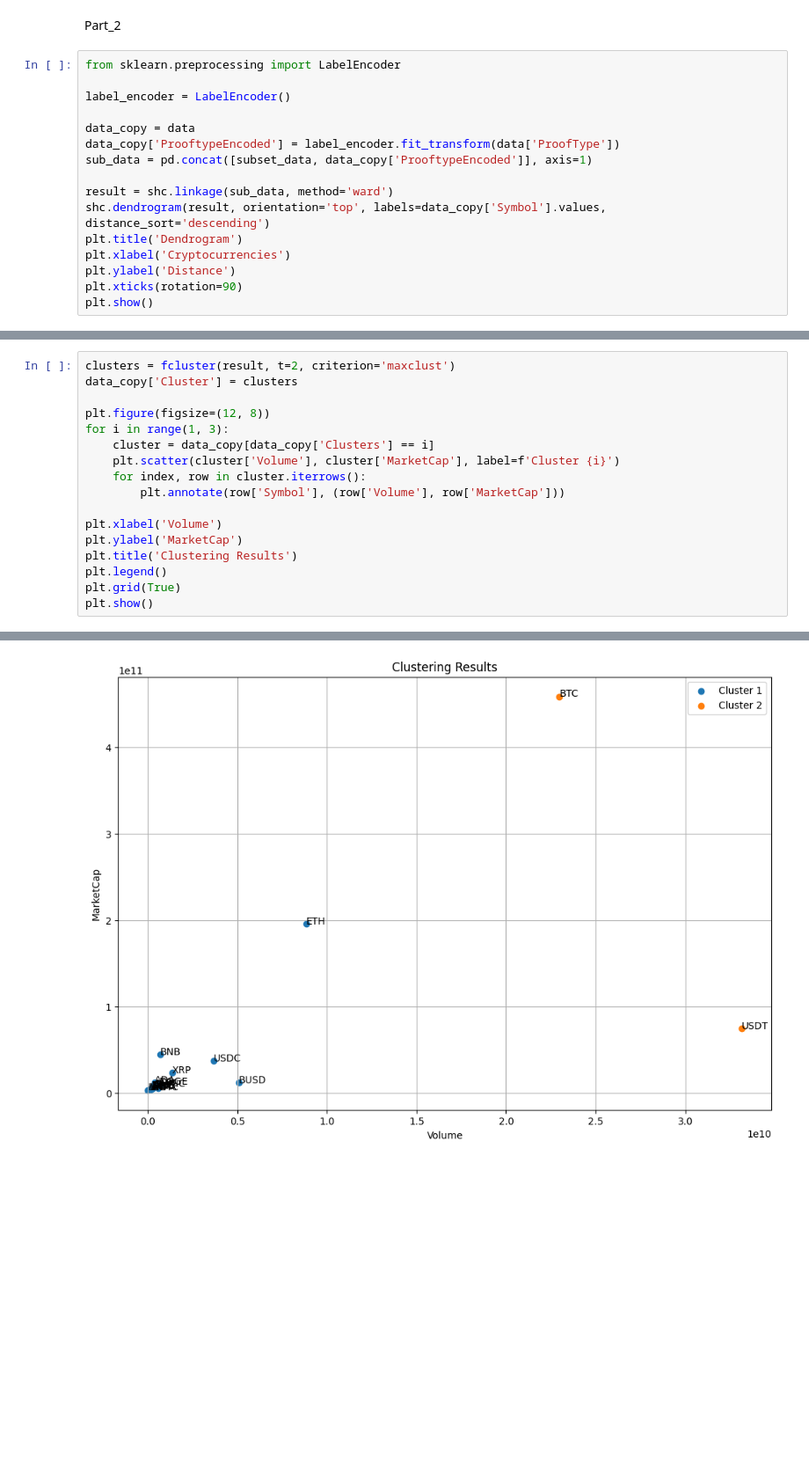
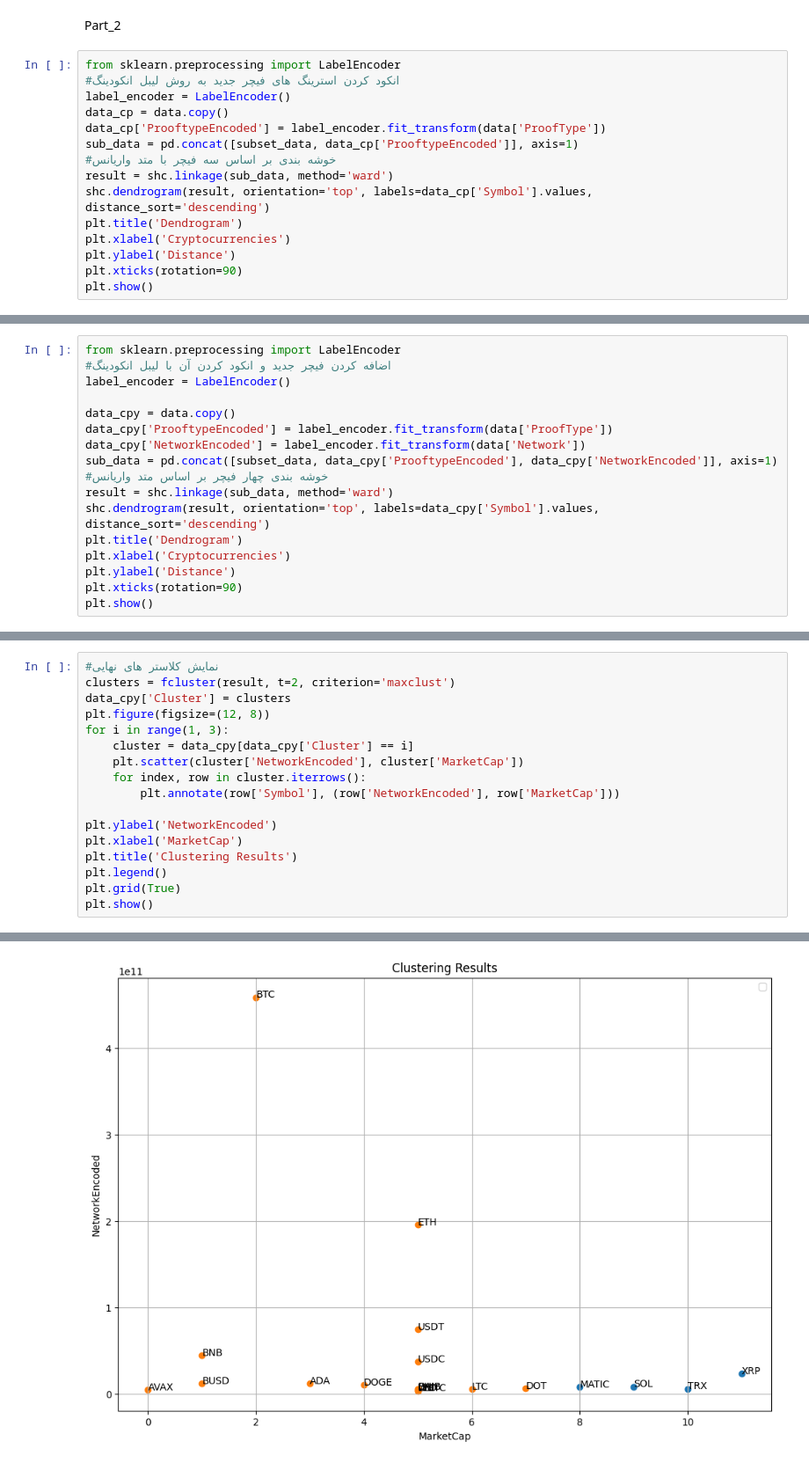
Before and after one commit to abariow/crypto-market-analysis, a Jupyter notebook: Q2.ipynb, the cells around one changed output, grey strips where cells are left out. Shown at 88% size. Saved outputs shown, nothing was run; the diff lists cells and outputs as text; blank space fills up the shorter version.

```diff
--- a/Q2.ipynb
+++ b/Q2.ipynb
@@ -102,15 +105,14 @@ plt.show()
 Part_2
 # %%
 from sklearn.preprocessing import LabelEncoder
-
+#انکود کردن استرینگ های فیچر جدید به روش لیبل انکودینگ
 label_encoder = LabelEncoder()
-
-data_copy = data
-data_copy['ProoftypeEncoded'] = label_encoder.fit_transform(data['ProofType'])
-sub_data = pd.concat([subset_data, data_copy['ProoftypeEncoded']], axis=1)
-
+data_cp = data.copy()
+data_cp['ProoftypeEncoded'] = label_encoder.fit_transform(data['ProofType'])
+sub_data = pd.concat([subset_data, data_cp['ProoftypeEncoded']], axis=1)
+#خوشه بندی بر اساس سه فیچر با متد واریانس
 result = shc.linkage(sub_data, method='ward')
-shc.dendrogram(result, orientation='top', labels=data_copy['Symbol'].values, distance_sort='descending')
+shc.dendrogram(result, orientation='top', labels=data_cp['Symbol'].values, distance_sort='descending')
 plt.title('Dendrogram')
 plt.xlabel('Cryptocurrencies')
 plt.ylabel('Distance')
@@ -120,0 +144,17 @@ plt.show()
+# %%
+from sklearn.preprocessing import LabelEncoder
+#اضافه کردن فیچر جدید و انکود کردن آن با لیبل انکودینگ
+label_encoder = LabelEncoder()
+
+data_cpy = data.copy()
+data_cpy['ProoftypeEncoded'] = label_encoder.fit_transform(data['ProofType'])
+data_cpy['NetworkEncoded'] = label_encoder.fit_transform(data['Network'])
+sub_data = pd.concat([subset_data, data_cpy['ProoftypeEncoded'], data_cpy['NetworkEncoded']], axis=1)
+#خوشه بندی چهار فیچر بر اساس متد واریانس
+result = shc.linkage(sub_data, method='ward')
+shc.dendrogram(result, orientation='top', labels=data_cpy['Symbol'].values, distance_sort='descending')
+plt.title('Dendrogram')
+plt.xlabel('Cryptocurrencies')
+plt.ylabel('Distance')
+plt.xticks(rotation=90)
+plt.show()
@@ -121,16 +163,16 @@ plt.show()
 # %%
+#نمایش کلاستر های نهایی
 clusters = fcluster(result, t=2, criterion='maxclust')
-data_copy['Cluster'] = clusters
-
+data_cpy['Cluster'] = clusters
 plt.figure(figsize=(12, 8))
 for i in range(1, 3):
-    cluster = data_copy[data_copy['Clusters'] == i]
-    plt.scatter(cluster['Volume'], cluster['MarketCap'], label=f'Cluster {i}')
+    cluster = data_cpy[data_cpy['Cluster'] == i]
+    plt.scatter(cluster['NetworkEncoded'], cluster['MarketCap'])
     for index, row in cluster.iterrows():
-        plt.annotate(row['Symbol'], (row['Volume'], row['MarketCap']))
+        plt.annotate(row['Symbol'], (row['NetworkEncoded'], row['MarketCap']))
 
-plt.xlabel('Volume')
-plt.ylabel('MarketCap')
+plt.ylabel('NetworkEncoded')
+plt.xlabel('MarketCap')
 plt.title('Clustering Results')
 plt.legend()
 plt.grid(True)
@@ -139 +182 @@ plt.show()
-[figure, old version]
+[figure, new version]
```
Also changed, not shown: parts of 9 cells of this notebook.
